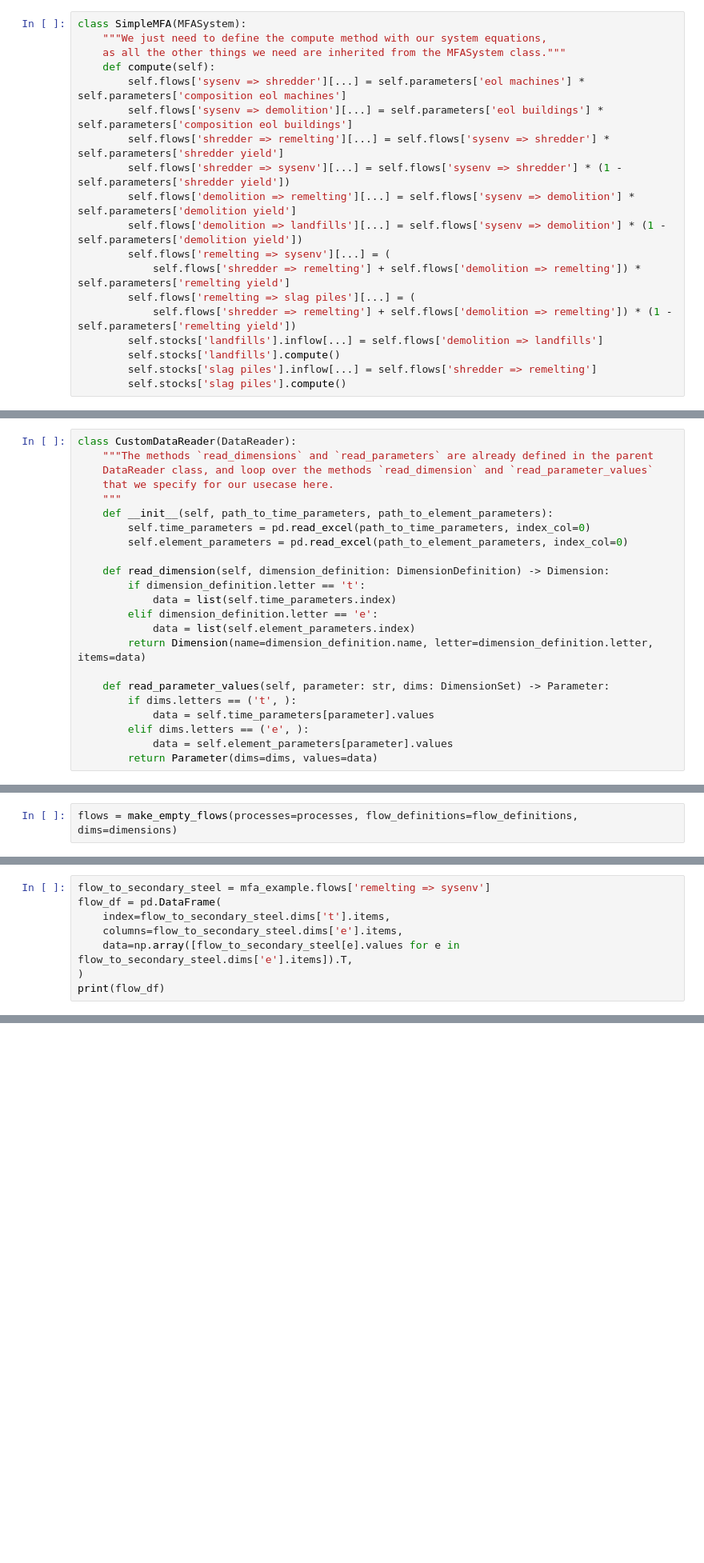
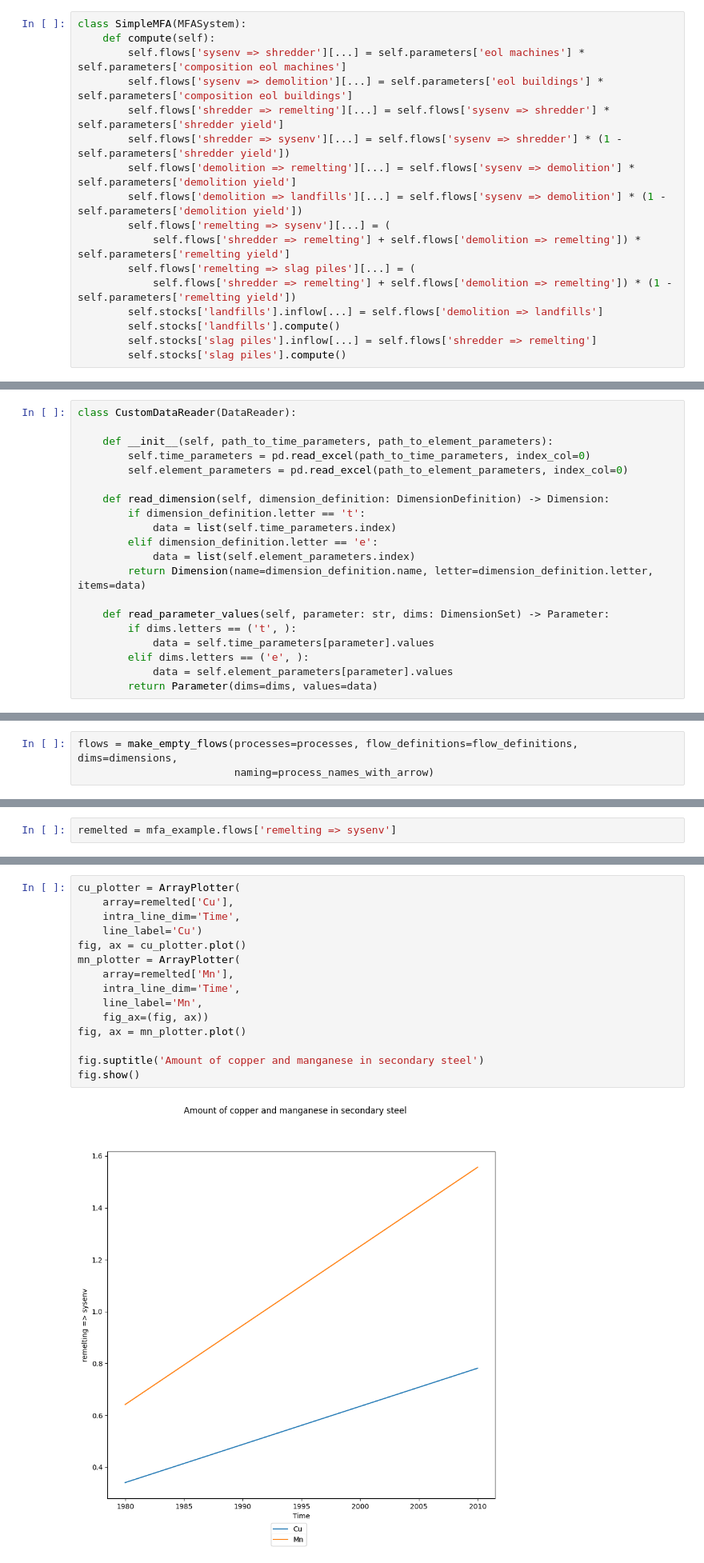
Before and after one commit to pik-piam/sodym, a Jupyter notebook: examples/example2.ipynb, the cells around one changed output, grey strips where cells are left out. Shown: that part at 80% size. Saved outputs shown, nothing was run; the diff lists cells and outputs as text; blank space fills up the shorter version.

Commit message:
adapt examples; add flow naming function to make_empty_flows routine; enable DataFrame export with MultiIndex

```diff
--- a/examples/example2.ipynb
+++ b/examples/example2.ipynb
@@ -77,7 +82,5 @@ stock_definitions = [
 # %%
 class SimpleMFA(MFASystem):
-    """We just need to define the compute method with our system equations,
-    as all the other things we need are inherited from the MFASystem class."""
     def compute(self):
         self.flows['sysenv => shredder'][...] = self.parameters['eol machines'] * self.parameters['composition eol machines']
         self.flows['sysenv => demolition'][...] = self.parameters['eol buildings'] * self.parameters['composition eol buildings']
@@ -100,9 +105,6 @@ Even though this is only a small system, we will load the data from excel files,
 # %%
 class CustomDataReader(DataReader):
-    """The methods `read_dimensions` and `read_parameters` are already defined in the parent
-    DataReader class, and loop over the methods `read_dimension` and `read_parameter_values`
-    that we specify for our usecase here.
-    """
+
     def __init__(self, path_to_time_parameters, path_to_element_parameters):
         self.time_parameters = pd.read_excel(path_to_time_parameters, index_col=0)
         self.element_parameters = pd.read_excel(path_to_element_parameters, index_col=0)
@@ -128,7 +130,8 @@ data_reader = CustomDataReader(
 dimensions = data_reader.read_dimensions(dimension_definitions)
 parameters = data_reader.read_parameters(parameter_definitions, dims=dimensions)
 # %%
-flows = make_empty_flows(processes=processes, flow_definitions=flow_definitions, dims=dimensions)
+flows = make_empty_flows(processes=processes, flow_definitions=flow_definitions, dims=dimensions,
+                         naming=process_names_with_arrow)
 # %%
 stocks = make_empty_stocks(stock_definitions, dims=dimensions, processes=processes)  # flow-driven stock objects
 # %% [markdown]
@@ -143,10 +146,4 @@ Here we answer the research questions from the beginning of the notebook.
 
 **How much copper accumulates in the secondary steel assuming that all available scrap is remelted?**
 # %%
-flow_to_secondary_steel = mfa_example.flows['remelting => sysenv']
-flow_df = pd.DataFrame(
-    index=flow_to_secondary_steel.dims['t'].items,
-    columns=flow_to_secondary_steel.dims['e'].items,
-    data=np.array([flow_to_secondary_steel[e].values for e in flow_to_secondary_steel.dims['e'].items]).T,
-)
-print(flow_df)
+remelted = mfa_example.flows['remelting => sysenv']
@@ -174 +150,18 @@ fig.show()
+# %%
+cu_plotter = ArrayPlotter(
+    array=remelted['Cu'],
+    intra_line_dim='Time',
+    line_label='Cu')
+fig, ax = cu_plotter.plot()
+mn_plotter = ArrayPlotter(
+    array=remelted['Mn'],
+    intra_line_dim='Time',
+    line_label='Mn',
+    fig_ax=(fig, ax))
+fig, ax = mn_plotter.plot()
+
+fig.suptitle('Amount of copper and manganese in secondary steel')
+fig.show()
+# %% [output]
+[figure, added]
 # %%
```
Also changed, not shown: parts of 10 cells of this notebook, 7 other files.
